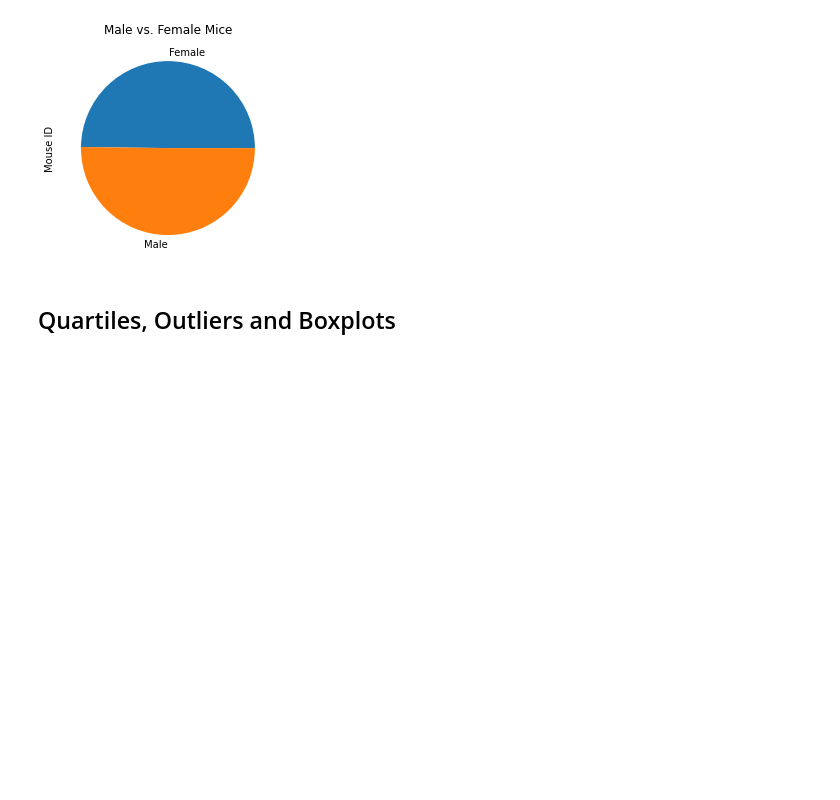
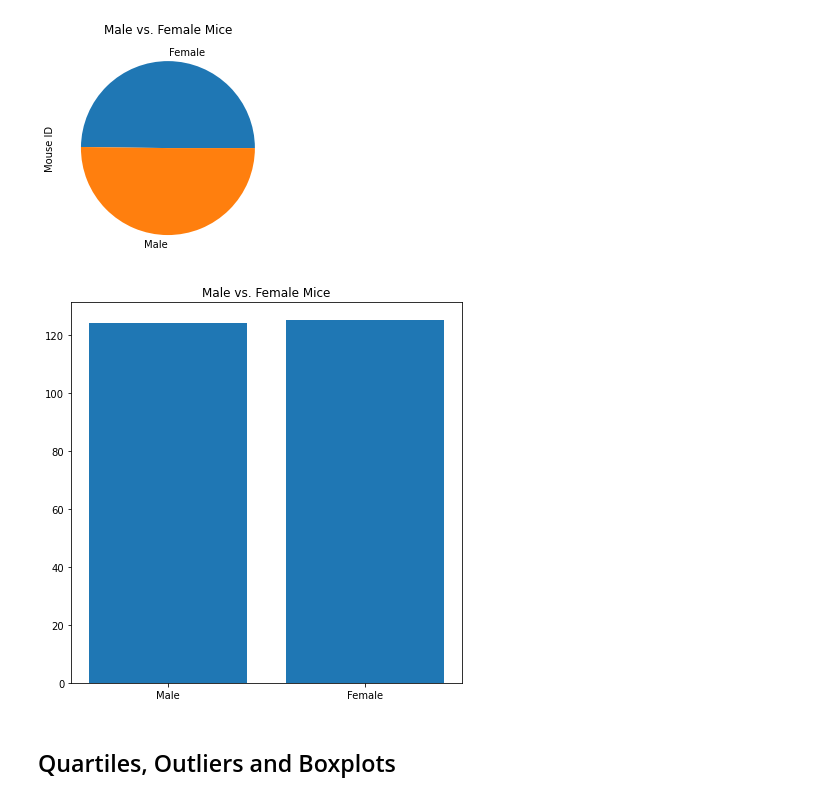
Before and after one commit to emilyfrels/matplotlib-challenge, a Jupyter notebook: Pymaceuticals/pymaceuticals_starter.ipynb, the cells around one changed output. Cells and saved outputs as stored; diff of their text form; code cells hidden in the pictures; blank space fills up the shorter version.

```diff
--- a/Pymaceuticals/pymaceuticals_starter.ipynb
+++ b/Pymaceuticals/pymaceuticals_starter.ipynb
@@ -158,7 +158,15 @@ plt.show()
 # %%
 # Use Pyplot to generate a pie plot showing the distribution of female versus male mice
 
 ##  Note: this plot will be identical to the one that uses Pandas
+
+x_axis=clean_mouse_data['Sex'].unique()
+plt.figure(figsize=(7,7))
+plt.bar(x_axis, clean_mouse_data.groupby('Sex')['Mouse ID'].nunique())
+plt.title('Male vs. Female Mice')
+plt.show()
+# %% [output]
+[figure, added]
 # %% [markdown]
 ## Quartiles, Outliers and Boxplots
 # %%
```
